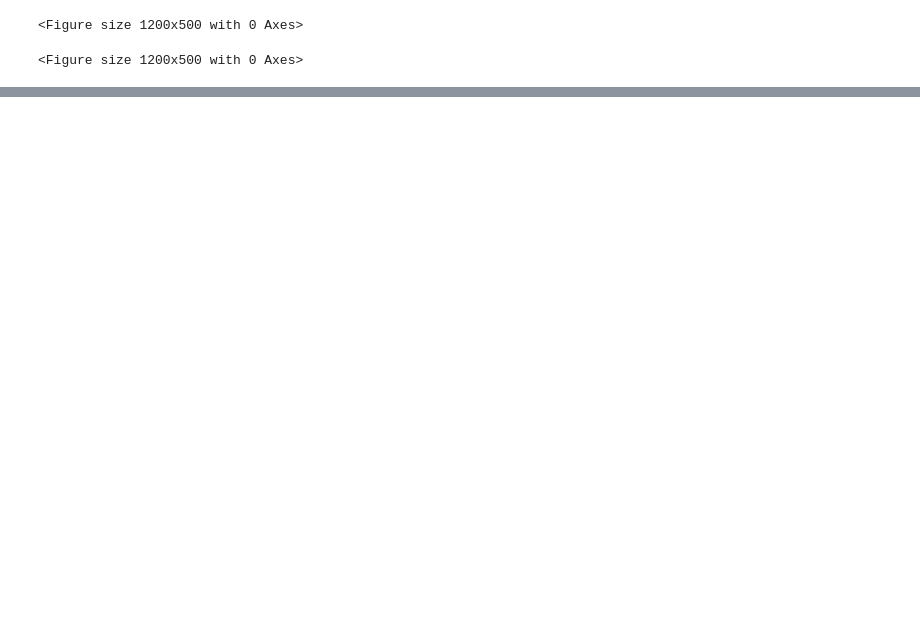
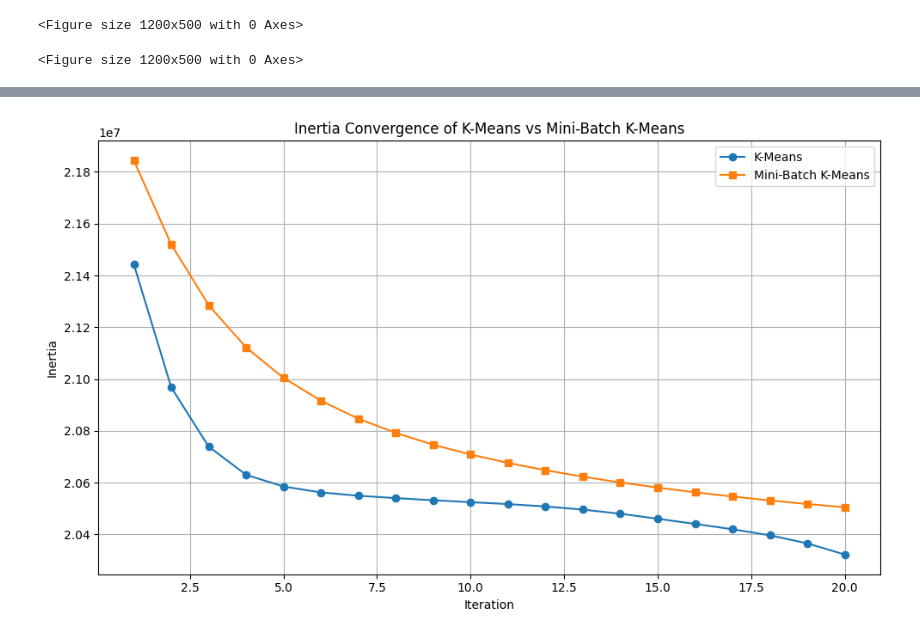
Before and after one commit to Dev-180Memes/clustering-comparison, a Jupyter notebook: Clustering_optimization.ipynb, the cells around one changed output, grey strips where cells are left out. Cells and saved outputs as stored; diff of their text form; code cells hidden in the pictures; blank space fills up the shorter version.

```diff
--- a/Clustering_optimization.ipynb
+++ b/Clustering_optimization.ipynb
@@ -152,0 +168,13 @@ plt.show()
+# %%
+plt.figure(figsize=(10, 6))
+plt.plot(range(1, 21), kmeans_inertia, label='K-Means', marker='o')
+plt.plot(range(1, 21), mini_batch_inertia, label='Mini-Batch K-Means', marker='s')
+plt.xlabel('Iteration')
+plt.ylabel('Inertia')
+plt.title('Inertia Convergence of K-Means vs Mini-Batch K-Means')
+plt.legend()
+plt.grid(True)
+plt.tight_layout()
+plt.show()
+# %% [output]
+[figure, added]
```
Also changed, not shown: parts of 11 cells of this notebook.
